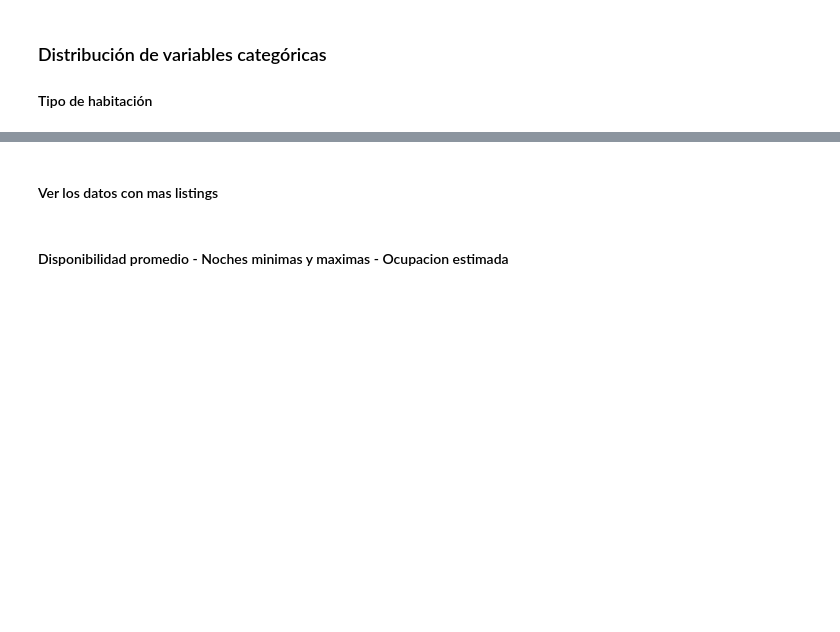
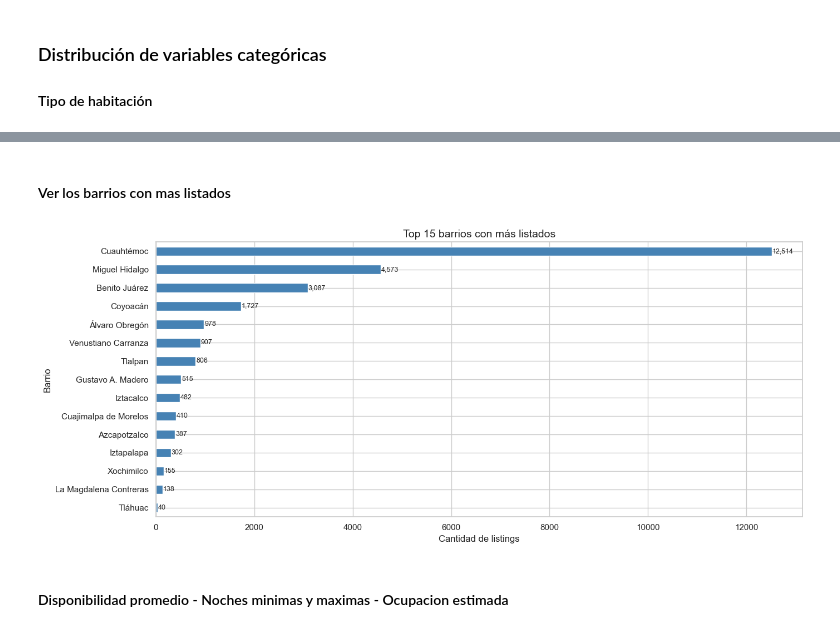
Before and after one commit to josequintero0406/etl_airbnb, a Jupyter notebook: notebooks/exploracion_airbnb.ipynb, the cells around one changed output, grey strips where cells are left out. Drawn from its saved outputs; the diff is of its cells as text; code cells hidden in the pictures; blank space fills up the shorter version.

```diff
--- a/notebooks/exploracion_airbnb.ipynb
+++ b/notebooks/exploracion_airbnb.ipynb
@@ -29,5 +33,5 @@ KeyboardInterrupt:
 # %%
-ext = Extraccion(uri='mongodb://localhost:27017', db_name='airbnb_argentina')
+ext = Extraccion(uri='mongodb://localhost:27017', db_name='airbnb_mexico')
 ext.conectar()
 dfs = ext.extraer_todo()
 ext.cerrar_conexion()
@@ -221,22 +410,24 @@ if 'room_type' in df_listings.columns:
 # %% [markdown]
-#### Ver los datos con mas listings
+#### Ver los barrios con mas listados
 # %%
 col_barrio = next((c for c in ['neighbourhood_cleansed', 'neighbourhood', 'neighborhood']
                    if c in df_listings.columns), None)
 
 if col_barrio:
     top_barrios = df_listings[col_barrio].value_counts().head(15)
 
     fig, ax = plt.subplots(figsize=(14, 6))
     top_barrios.sort_values().plot(kind='barh', ax=ax, color='steelblue')
-    ax.set_title('Top 15 barrios con más listings')
+    ax.set_title('Top 15 barrios con más listados')
     ax.set_xlabel('Cantidad de listings')
     ax.set_ylabel('Barrio')
     for i, v in enumerate(top_barrios.sort_values()):
         ax.text(v + 10, i, f'{v:,}', va='center', fontsize=9)
     plt.tight_layout()
     plt.savefig('../data/grafica_barrios.png', dpi=150, bbox_inches='tight')
     plt.show()
+# %% [output]
+[figure, added]
 # %% [markdown]
 #### Disponibilidad promedio - Noches minimas y maximas - Ocupacion estimada
 # %%
```
Also changed, not shown: parts of 31 cells of this notebook, 19 other files.
